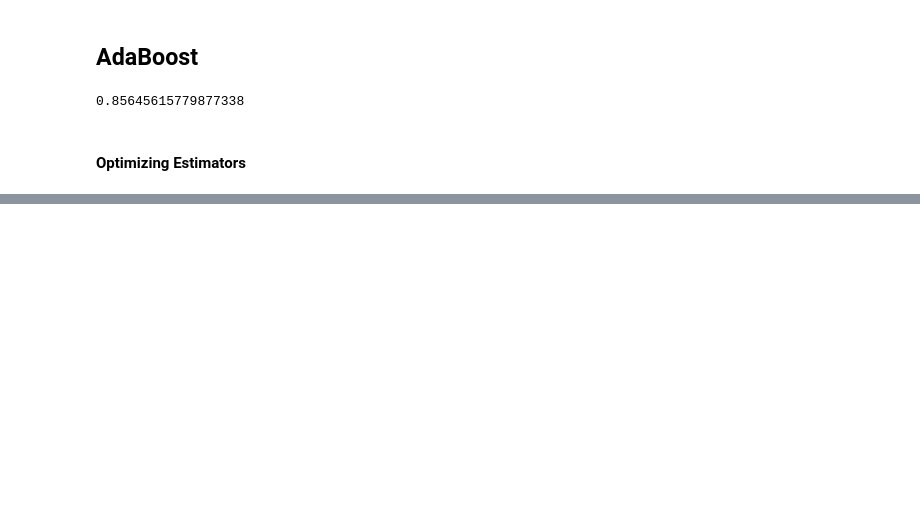
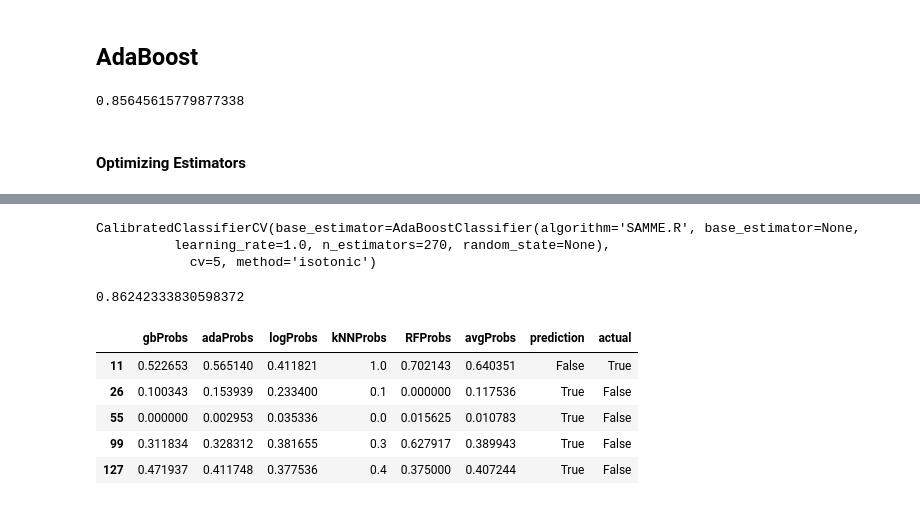
Before and after one commit to kktran/Springboard, a Jupyter notebook: Capstone 1 ML.ipynb, the cells around one changed output, grey strips where cells are left out. Drawn from its saved outputs; the diff is of its cells as text; code cells hidden in the pictures; blank space fills up the shorter version.

```diff
--- a/Capstone 1 ML.ipynb
+++ b/Capstone 1 ML.ipynb
@@ -625,0 +1001,8 @@ print((gridSearch.best_params_['n_estimators'],accuracy_score(clfAB2.predict(X_t
+# %%
+clfRF = ensemble.RandomForestClassifier()
+grid = {"n_estimators": [50,60,70,80,90,100]}
+gridSearch = GridSearchCV(clfRF, param_grid=grid, cv=5, scoring="accuracy")
+gridSearch.fit(X_train,y_train)
+clfRF2 = ensemble.RandomForestClassifier(n_estimators = gridSearch.best_params_['n_estimators'])
+clfRF2.fit(X_train,y_train)
+print((gridSearch.best_params_['n_estimators'],accuracy_score(clfRF2.predict(X_test),y_test)))
@@ -625,0 +1035,8 @@ print((gridSearch.best_params_['n_estimators'],accuracy_score(clfAB2.predict(X_t
+# %%
+clfGB = ensemble.GradientBoostingClassifier()
+grid = {"min_impurity_split":[.0001,.0025,.005]}
+gridSearch = GridSearchCV(clfGB, param_grid=grid, cv=5, scoring="accuracy")
+gridSearch.fit(X_nWCtrain,y_nWCtrain)
+clfGB2 = ensemble.GradientBoostingClassifier(min_impurity_split =  gridSearch.best_params_['min_impurity_split'])
+clfGB3 = calibration.CalibratedClassifierCV(clfGB2, method = 'isotonic', cv = 5)
+clfGB3.fit(X_nWCtrain,y_nWCtrain)
@@ -625,0 +1052,37 @@ print((gridSearch.best_params_['n_estimators'],accuracy_score(clfAB2.predict(X_t
+# %%
+clfAB = ensemble.AdaBoostClassifier()
+grid = {"n_estimators":[250,260,270,280,290]}
+gridSearch = GridSearchCV(clfAB, param_grid=grid, cv=5, scoring="accuracy")
+gridSearch.fit(X_nWCtrain,y_nWCtrain)
+clfAB2 = ensemble.AdaBoostClassifier(n_estimators =  gridSearch.best_params_['n_estimators'])
+clfAB3 = calibration.CalibratedClassifierCV(clfAB2, method = 'isotonic', cv = 5)
+clfAB3.fit(X_nWCtrain,y_nWCtrain)
+# %% [output]
+CalibratedClassifierCV(base_estimator=AdaBoostClassifier(algorithm='SAMME.R', base_estimator=None,
+          learning_rate=1.0, n_estimators=270, random_state=None),
+            cv=5, method='isotonic')
+# %%
+gbProbs = clfGB3.predict_proba(X_nWCtest)[:,0]
+adaProbs = clfAB3.predict_proba(X_nWCtest)[:,0]
+logProbs = clfncnr2.predict_proba(X_ncnrtest)[:,0]
+kNNProbs = clfN2.predict_proba(X_ncnrtest)[:,0]
+RFProbs = clfRF2.predict_proba(X_test)[:,0]
+probas = pd.DataFrame([gbProbs,adaProbs, logProbs, kNNProbs, RFProbs]).transpose()
+probas.columns = ['gbProbs', 'adaProbs','logProbs','kNNProbs', 'RFProbs']
+probas['avgProbs'] = probas.iloc[:,:].mean(axis = 1)
+probas['prediction'] =  np.logical_not(probas['avgProbs'] > .5)
+accuracy_score(probas['prediction'],y_nWCtest)
+# %% [output]
+0.86242333830598372
+# %%
+total_results = probas
+total_results['actual'] = y_nWCtest
+total_results = total_results.dropna(axis = 0, how = 'any')
+total_results[total_results['prediction'] != total_results['actual']].head()
+# %% [output]
+|  | gbProbs | adaProbs | logProbs | kNNProbs | RFProbs | avgProbs | prediction | actual |
+| 11 | 0.522653 | 0.565140 | 0.411821 | 1.0 | 0.702143 | 0.640351 | False | True |
+| 26 | 0.100343 | 0.153939 | 0.233400 | 0.1 | 0.000000 | 0.117536 | True | False |
+| 55 | 0.000000 | 0.002953 | 0.035336 | 0.0 | 0.015625 | 0.010783 | True | False |
+| 99 | 0.311834 | 0.328312 | 0.381655 | 0.3 | 0.627917 | 0.389943 | True | False |
+| 127 | 0.471937 | 0.411748 | 0.377536 | 0.4 | 0.375000 | 0.407244 | True | False |
```
Also changed, not shown: parts of 74 cells of this notebook.
